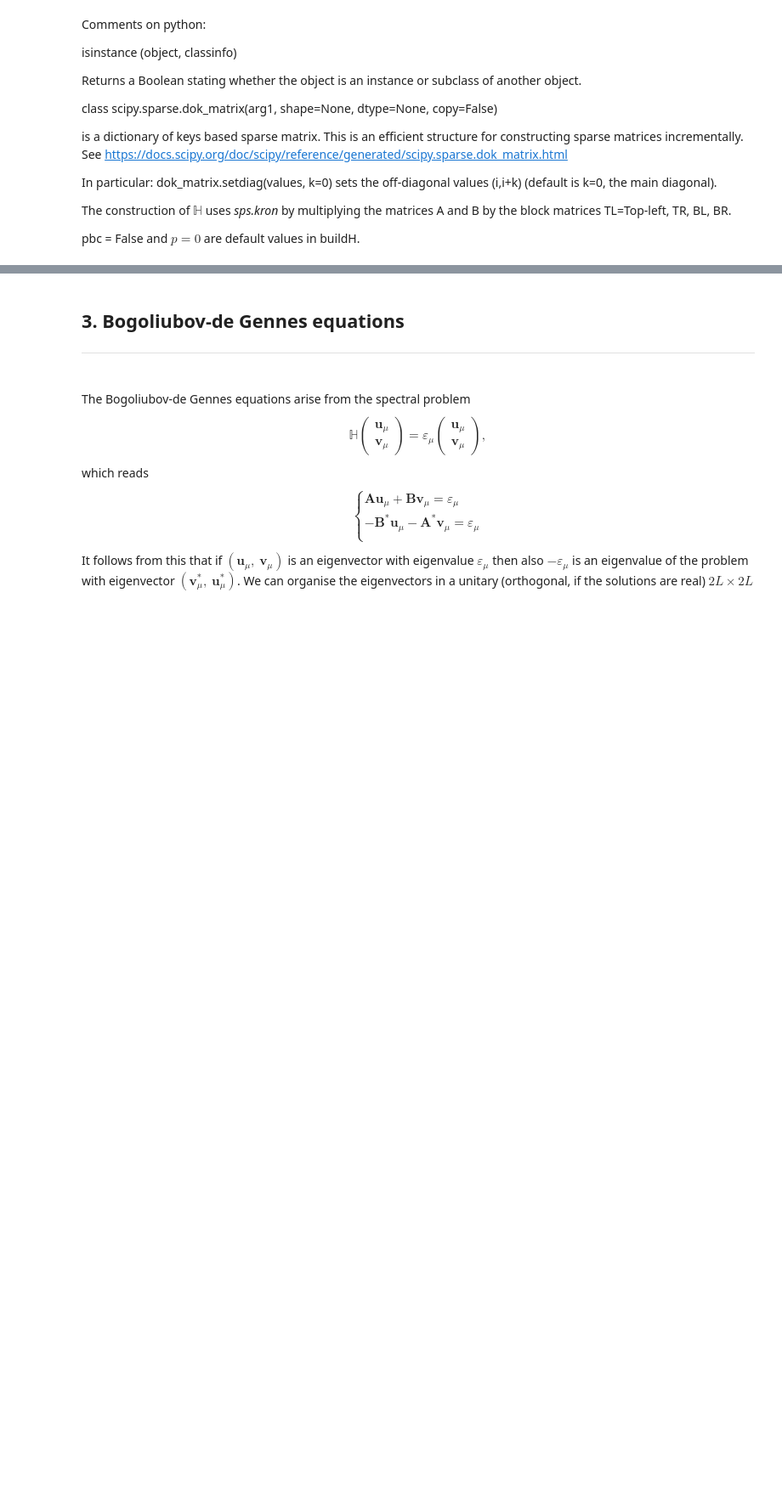
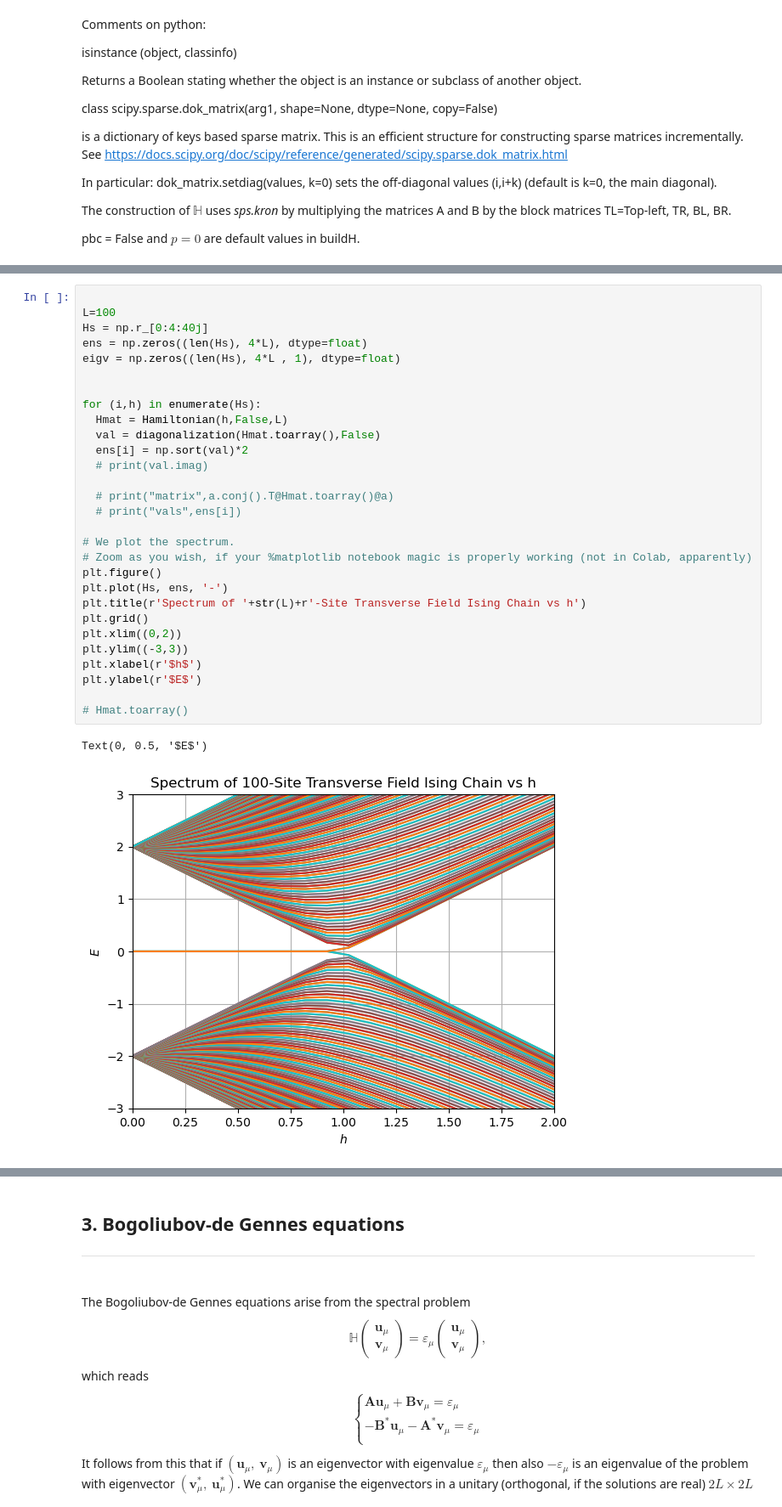
Before and after one commit to Skylines316/Quantum_Ising_Chain, a Jupyter notebook: Ising_GES_work_to_do.ipynb, the cells around one changed output, grey strips where cells are left out. Shown: that part at 85% size. Saved outputs shown, nothing was run; the diff lists cells and outputs as text; blank space fills up the shorter version.

```diff
--- a/Ising_GES_work_to_do.ipynb
+++ b/Ising_GES_work_to_do.ipynb
@@ -162,3 +152,35 @@ Text(0, 0.5, '$E$')
+# %%
+
+L=100
+Hs = np.r_[0:4:40j]
+ens = np.zeros((len(Hs), 4*L), dtype=float)
+eigv = np.zeros((len(Hs), 4*L , 1), dtype=float)
+
+
+for (i,h) in enumerate(Hs):
+  Hmat = Hamiltonian(h,False,L)
+  val = diagonalization(Hmat.toarray(),False)
+  ens[i] = np.sort(val)*2
+  # print(val.imag)
+
+  # print("matrix",a.conj().T@Hmat.toarray()@a)
+  # print("vals",ens[i])
+
+# We plot the spectrum.
+# Zoom as you wish, if your %matplotlib notebook magic is properly working (not in Colab, apparently)
+plt.figure()
+plt.plot(Hs, ens, '-')
+plt.title(r'Spectrum of '+str(L)+r'-Site Transverse Field Ising Chain vs h')
+plt.grid()
+plt.xlim((0,2))
+plt.ylim((-3,3))
+plt.xlabel(r'$h$')
+plt.ylabel(r'$E$')
+
+# Hmat.toarray()
+# %% [output]
+Text(0, 0.5, '$E$')
+[figure, added]
 # %% [markdown]
 ### Assignement: Plot of spectrum for a uniform Ising chain in different regimes of transverse field ###
 You should get something like:
```
Also changed, not shown: parts of 6 cells of this notebook.
